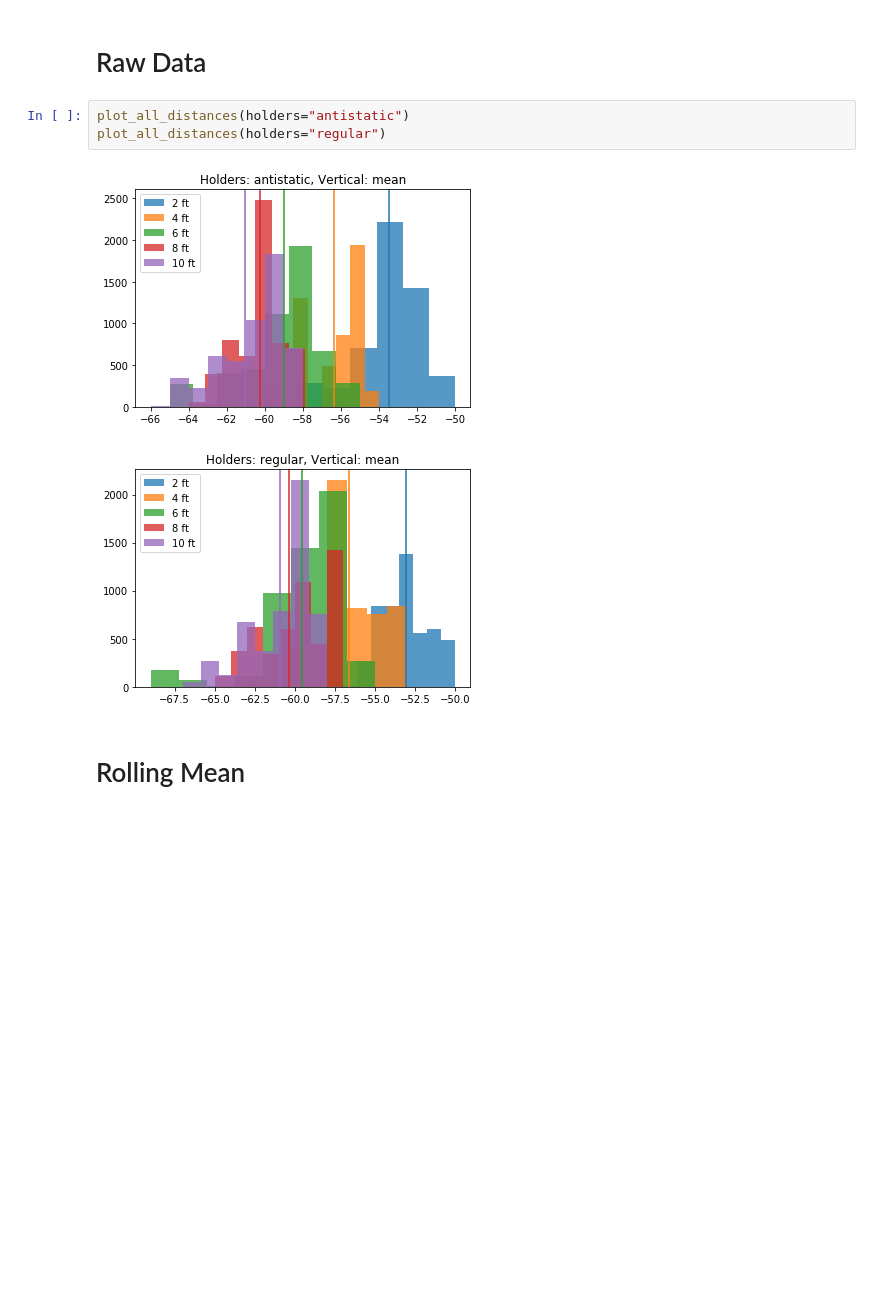
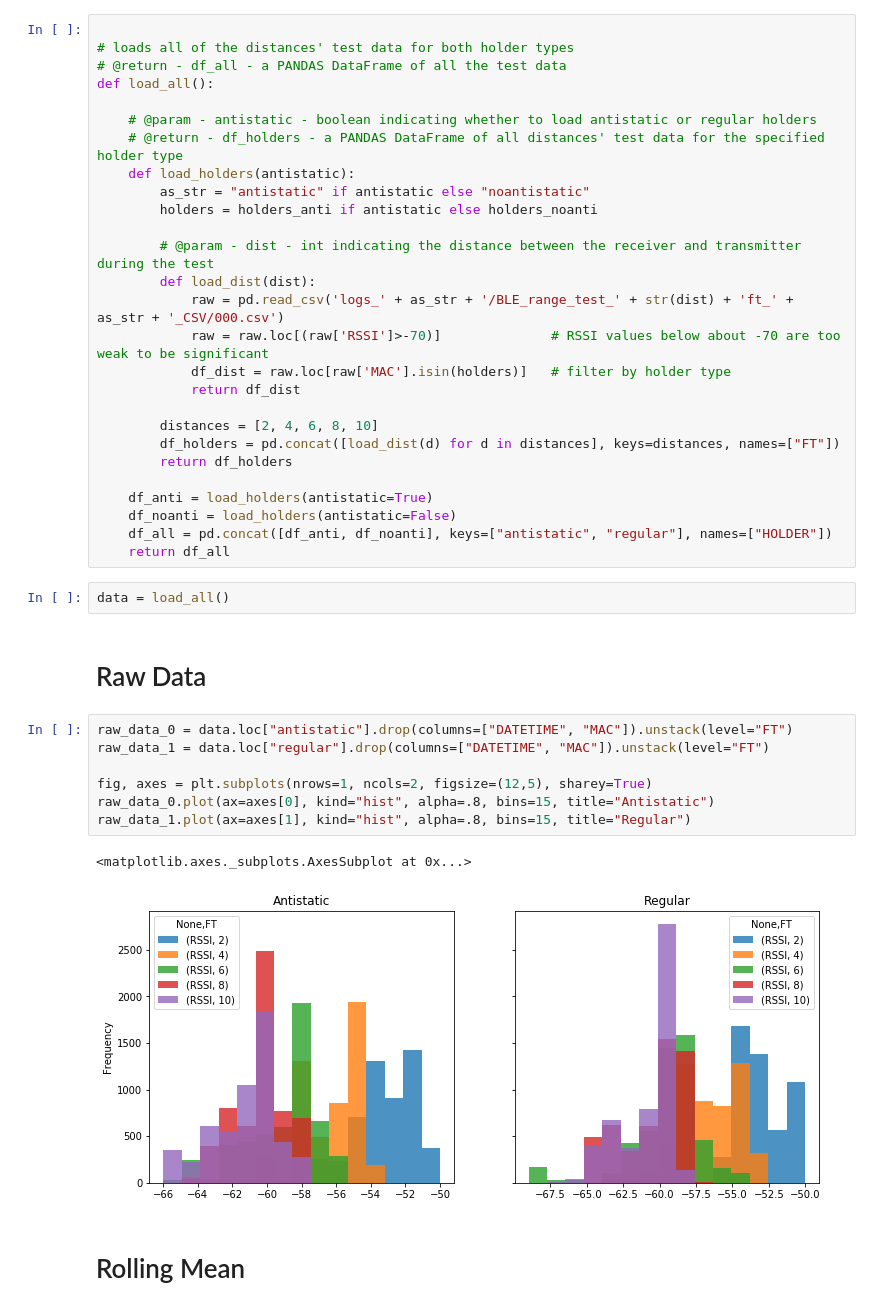
Before and after one commit to HumanDynamics/openbadge, a Jupyter notebook: holderTests/holder_analysis.ipynb, the cells around one changed output. Saved outputs shown, nothing was run; the diff lists cells and outputs as text; blank space fills up the shorter version.

Commit message:
Cleaned up holder_analysis, ran new tests to compare effect of different batches on RSSI/rangin accuracy

```diff
--- a/holderTests/holder_analysis.ipynb
+++ b/holderTests/holder_analysis.ipynb
@@ -125,10 +33,43 @@ def plot_all_distances(holders, roll=None, vert=None, numbins=8, alph=.75):
+# %%
+
+# loads all of the distances' test data for both holder types
+# @return - df_all - a PANDAS DataFrame of all the test data
+def load_all():
+
+    # @param - antistatic - boolean indicating whether to load antistatic or regular holders
+    # @return - df_holders - a PANDAS DataFrame of all distances' test data for the specified holder type
+    def load_holders(antistatic):
+        as_str = "antistatic" if antistatic else "noantistatic"
+        holders = holders_anti if antistatic else holders_noanti
+
+        # @param - dist - int indicating the distance between the receiver and transmitter during the test
+        def load_dist(dist):
+            raw = pd.read_csv('logs_' + as_str + '/BLE_range_test_' + str(dist) + 'ft_' + as_str + '_CSV/000.csv')
+            raw = raw.loc[(raw['RSSI']>-70)]              # RSSI values below about -70 are too weak to be significant
+            df_dist = raw.loc[raw['MAC'].isin(holders)]   # filter by holder type
+            return df_dist
+
+        distances = [2, 4, 6, 8, 10]
+        df_holders = pd.concat([load_dist(d) for d in distances], keys=distances, names=["FT"])
+        return df_holders
+
+    df_anti = load_holders(antistatic=True)
+    df_noanti = load_holders(antistatic=False)
+    df_all = pd.concat([df_anti, df_noanti], keys=["antistatic", "regular"], names=["HOLDER"])
+    return df_all
+# %%
+data = load_all()
 # %% [markdown]
 # Raw Data
-# %%
-plot_all_distances(holders="antistatic")
-plot_all_distances(holders="regular")
-# %% [output]
-[figure, removed]
-[figure, removed]
+# %%
+raw_data_0 = data.loc["antistatic"].drop(columns=["DATETIME", "MAC"]).unstack(level="FT")
+raw_data_1 = data.loc["regular"].drop(columns=["DATETIME", "MAC"]).unstack(level="FT")
+
+fig, axes = plt.subplots(nrows=1, ncols=2, figsize=(12,5), sharey=True)
+raw_data_0.plot(ax=axes[0], kind="hist", alpha=.8, bins=15, title="Antistatic")
+raw_data_1.plot(ax=axes[1], kind="hist", alpha=.8, bins=15, title="Regular")
+# %% [output]
+<matplotlib.axes._subplots.AxesSubplot at 0x...>
+[figure, added]
 # %% [markdown]
 # Rolling Mean
```
Also changed, not shown: parts of 27 cells of this notebook, 10 other files.
